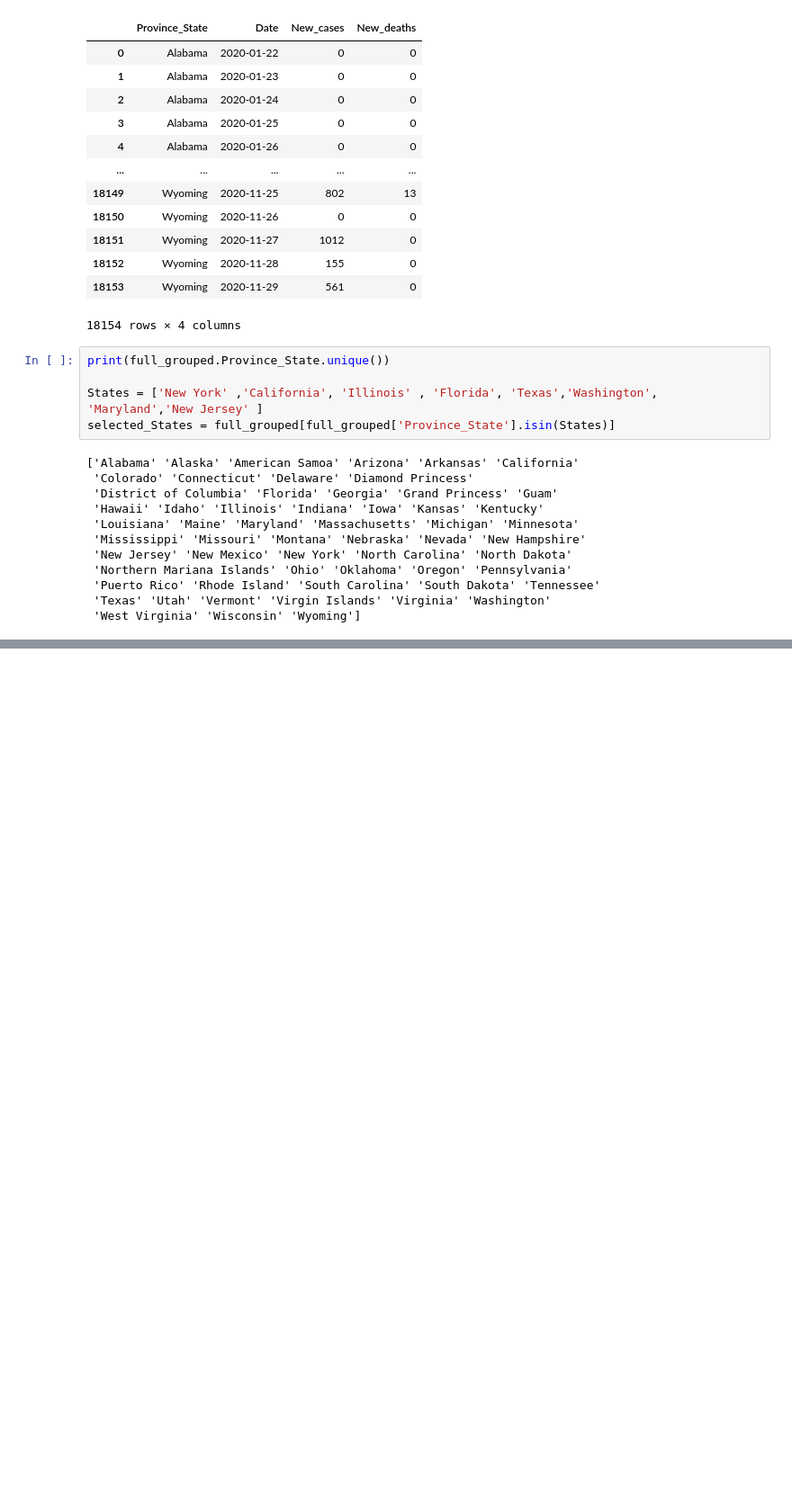
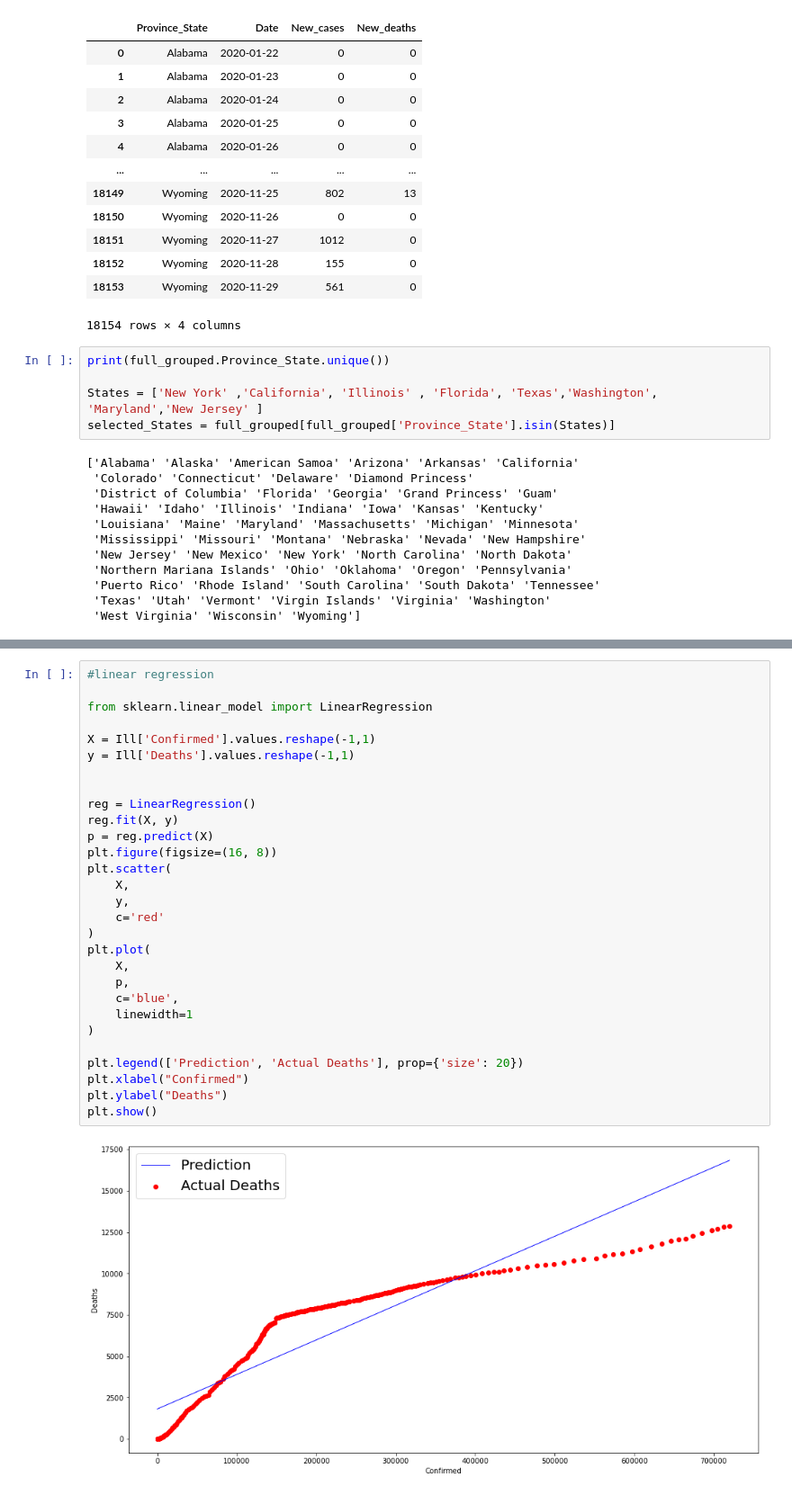
Before and after one commit to tanmaysarin/CS418-FinalProject-COVIDAnalysis, a Jupyter notebook: States.ipynb, the cells around one changed output, grey strips where cells are left out. Shown at 90% size. Cells and saved outputs as stored; diff of their text form; blank space fills up the shorter version.

```diff
--- a/States.ipynb
+++ b/States.ipynb
@@ -309,0 +227,31 @@ array=[171416   2564 325737  77001   7121 384652 170238  11533  26806      4
+# %%
+#linear regression
+
+from sklearn.linear_model import LinearRegression
+
+X = Ill['Confirmed'].values.reshape(-1,1)
+y = Ill['Deaths'].values.reshape(-1,1)
+
+
+reg = LinearRegression()
+reg.fit(X, y)
+p = reg.predict(X)
+plt.figure(figsize=(16, 8))
+plt.scatter(
+    X,
+    y,
+    c='red'
+)
+plt.plot(
+    X,
+    p,
+    c='blue',
+    linewidth=1
+)
+
+plt.legend(['Prediction', 'Actual Deaths'], prop={'size': 20})
+plt.xlabel("Confirmed")
+plt.ylabel("Deaths")
+plt.show()
+# %% [output]
+[figure, added]
```
Also changed, not shown: parts of 5 cells of this notebook.
